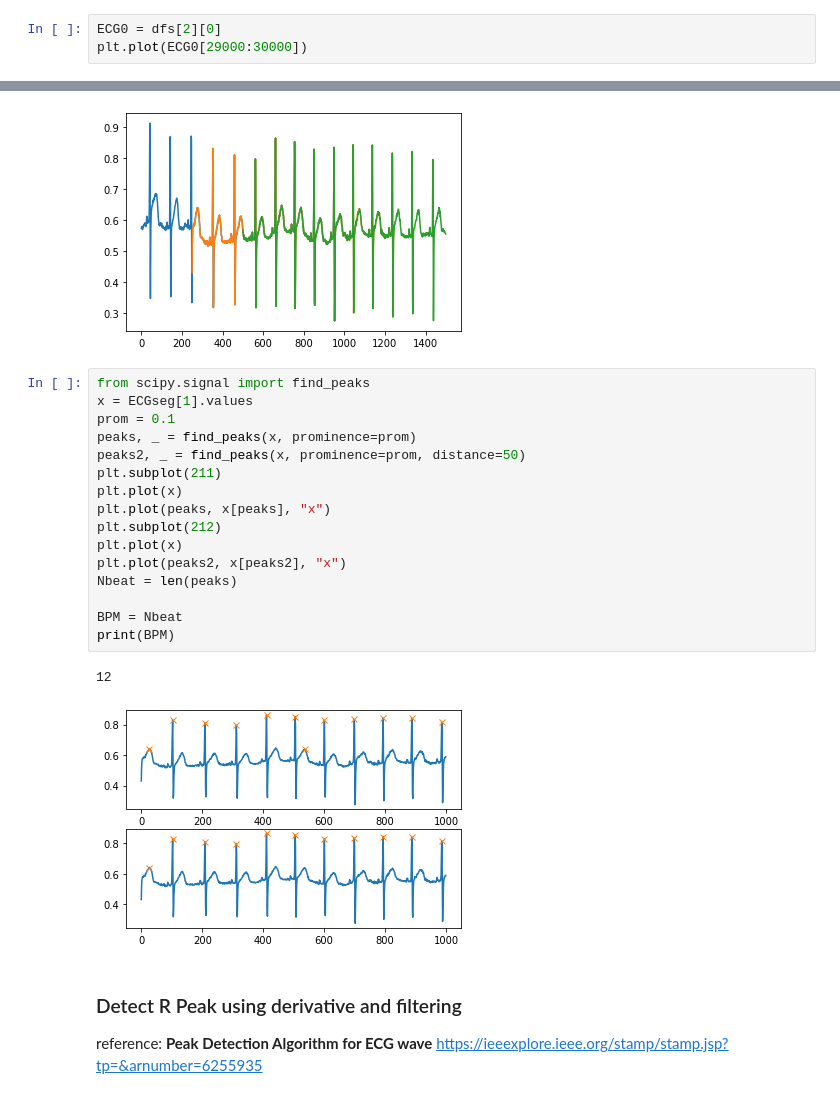
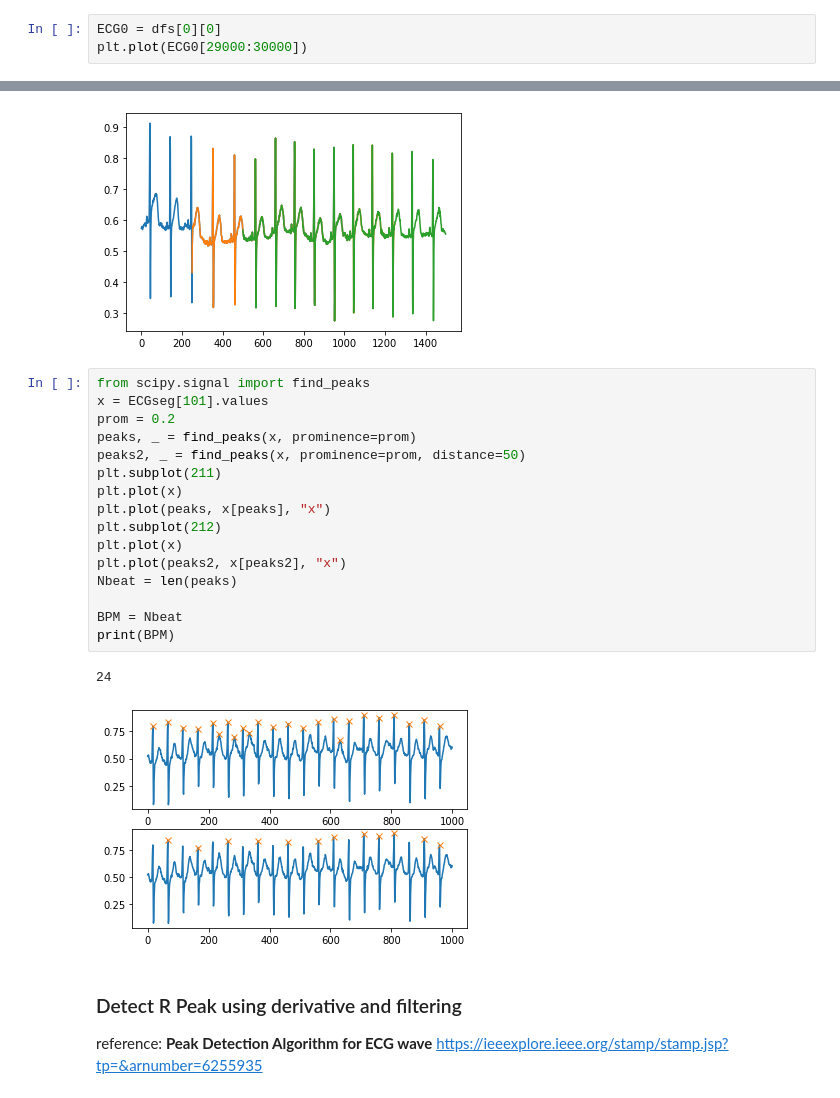
Before and after one commit to LongNguyen1984/TimeSeriesWithPython, a Jupyter notebook: HR_DNN.ipynb, the cells around one changed output, grey strips where cells are left out. Cells and saved outputs as stored; diff of their text form.

```diff
--- a/HR_DNN.ipynb
+++ b/HR_DNN.ipynb
@@ -118,7 +105,7 @@ print(len(hrdfs[2][0]))
 # %% [markdown]
 ## Compute heart rate
 # %%
-ECG0 = dfs[2][0]
+ECG0 = dfs[0][0]
 plt.plot(ECG0[29000:30000])
 # %% [output]
 [<matplotlib.lines.Line2D at 0x...>]
@@ -140,23 +127,23 @@ plt.plot(ECGseg[2])
 [figure]
 # %%
 from scipy.signal import find_peaks
-x = ECGseg[1].values
-prom = 0.1
+x = ECGseg[101].values
+prom = 0.2
 peaks, _ = find_peaks(x, prominence=prom)
 peaks2, _ = find_peaks(x, prominence=prom, distance=50)
 plt.subplot(211)
 plt.plot(x)
 plt.plot(peaks, x[peaks], "x")
 plt.subplot(212)
 plt.plot(x)
 plt.plot(peaks2, x[peaks2], "x")
 Nbeat = len(peaks)
 
 BPM = Nbeat
 print(BPM)
 # %% [output]
-12
+24
-[figure, old version]
+[figure, new version]
 # %% [markdown]
 ### Detect R Peak using derivative and filtering
 reference: **Peak Detection Algorithm for ECG wave**
```
Also changed, not shown: parts of 28 cells of this notebook.
